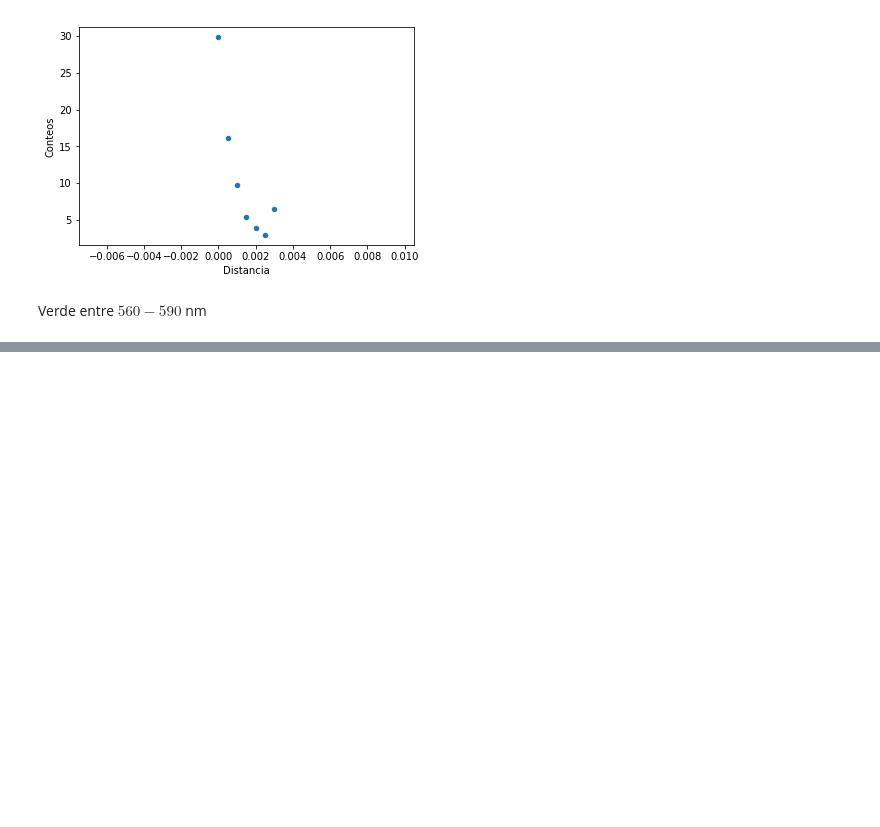
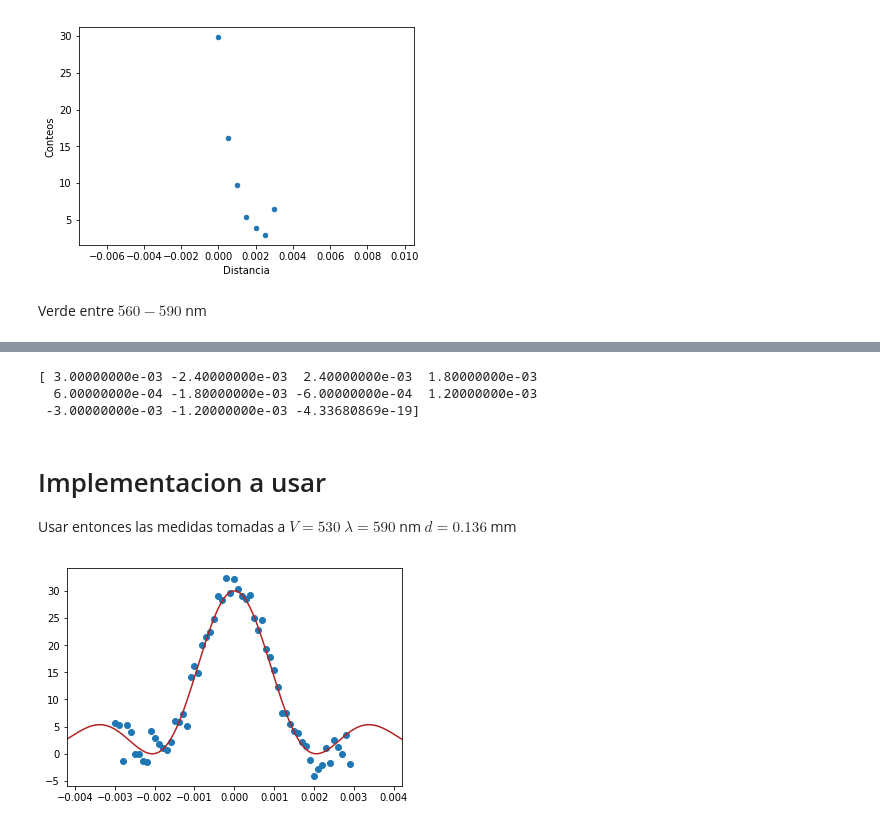
Before and after one commit to jamontanac/Laboratorio-Avanzado, a Jupyter notebook: Double_Slit/Analisis.ipynb, the cells around one changed output, grey strips where cells are left out. Drawn from its saved outputs; the diff is of its cells as text; code cells hidden in the pictures; blank space fills up the shorter version.

```diff
--- a/Double_Slit/Analisis.ipynb
+++ b/Double_Slit/Analisis.ipynb
@@ -237,0 +258,34 @@ plt.plot(y,500*Intensidad_interferencia(y,wave_length)*Intensidad_difraccion(fun
+# %%
+
+a=np.random.choice(numeros,replace=False,size=len(numeros))
+print(a)
+# %% [output]
+[ 3.00000000e-03 -2.40000000e-03  2.40000000e-03  1.80000000e-03
+  6.00000000e-04 -1.80000000e-03 -6.00000000e-04  1.20000000e-03
+ -3.00000000e-03 -1.20000000e-03 -4.33680869e-19]
+# %% [markdown]
+# Implementacion a usar
+Usar entonces las medidas tomadas a $V=530$ $\lambda=590$ nm $d=0.136$ mm
+# %%
+def Intensidad_difraccion(alpha):
+    return (np.sin(alpha)/alpha)**2
+def function_alpha(y_pos,wave_length):
+    return np.pi*1.0*10**(-4)/(wave_length)*y_pos
+def Intensidad_interferencia(y_pos,wave_length):
+    return (np.cos((np.pi*13.6*10**(-5)*y_pos)/(wave_length)))**2
+# %%
+wave_length=560*10**(-9)
+numeros=[-3.0/1000+0.0001*i for i in range(60)]
+for i in range(len(numeros)):
+    if numeros[i]==0:
+        numeros[i]=10**(-7)
+position=np.random.choice(numeros,replace=False,size=len(numeros))
+random_1=np.random.normal(0.05,2,len(numeros))
+y_medido=30*Intensidad_interferencia(position,wave_length)*Intensidad_difraccion(function_alpha(position,wave_length))+random_1
+# %%
+plt.scatter(position,y_medido)
+plt.plot(y,30*Intensidad_interferencia(y,wave_length)*Intensidad_difraccion(function_alpha(y,wave_length)),color="firebrick", label="Dos rendijas")
+plt.xlim(-4.2/1000,4.2/1000)
+plt.show()
+# %% [output]
+[figure, added]
```
Also changed, not shown: parts of 8 cells of this notebook.
